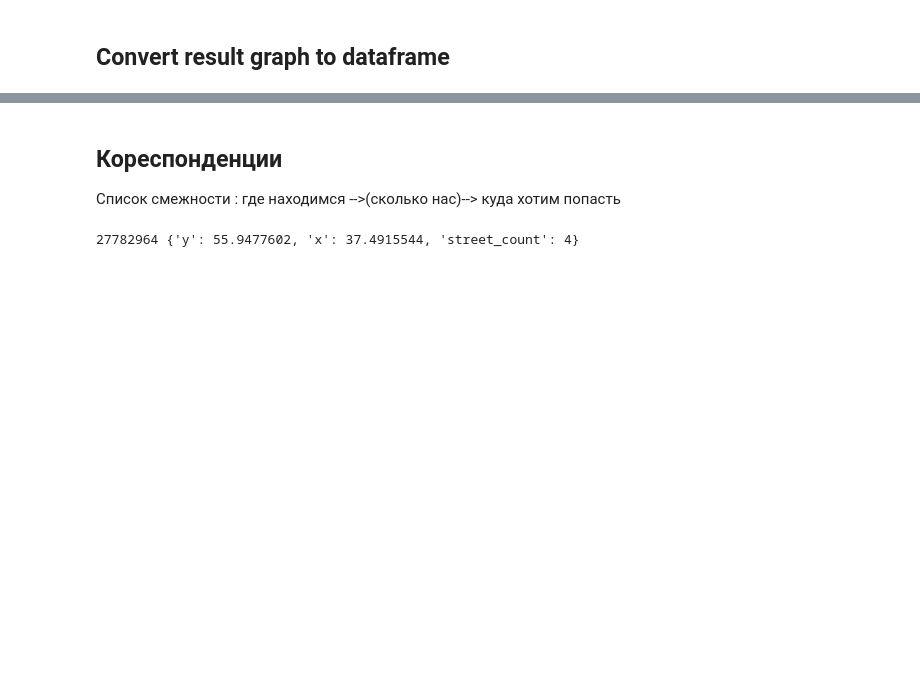
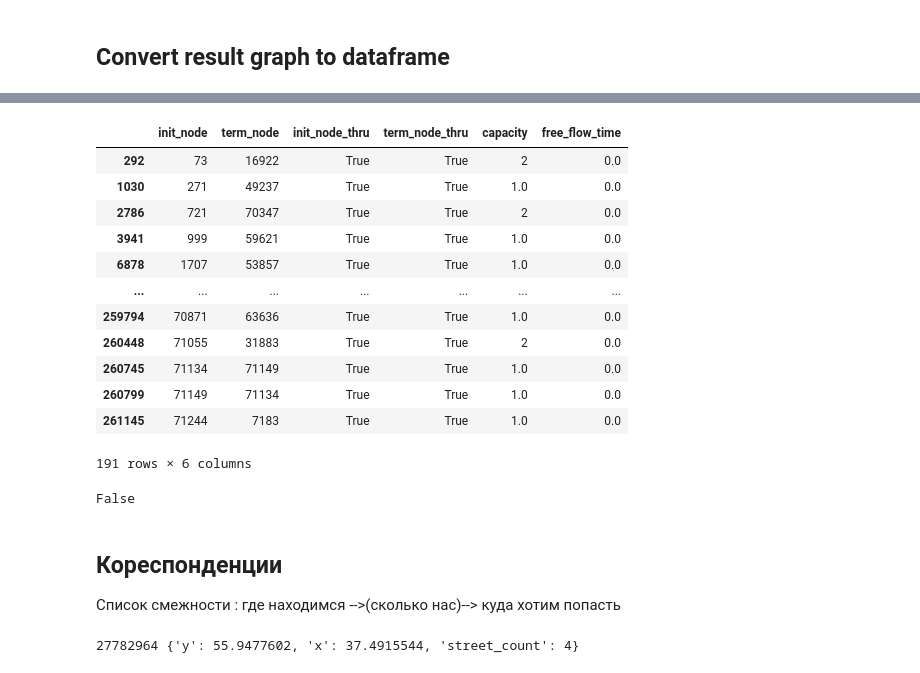
Before and after one commit to ThunderstormXX/TransportNet, a Jupyter notebook: Citytograph/test.ipynb, the cells around one changed output, grey strips where cells are left out. Cells and saved outputs as stored; diff of their text form; code cells hidden in the pictures; blank space fills up the shorter version.

```diff
--- a/Citytograph/test.ipynb
+++ b/Citytograph/test.ipynb
@@ -590,0 +600,20 @@ array([1., 1., 1., ..., 1., 1., 1.])
+# %%
+graph_table[graph_table['free_flow_time'] == 0 ]
+# %% [output]
+|  | init_node | term_node | init_node_thru | term_node_thru | capacity | free_flow_time |
+| 292 | 73 | 16922 | True | True | 2 | 0.0 |
+| 1030 | 271 | 49237 | True | True | 1.0 | 0.0 |
+| 2786 | 721 | 70347 | True | True | 2 | 0.0 |
+| 3941 | 999 | 59621 | True | True | 1.0 | 0.0 |
+| 6878 | 1707 | 53857 | True | True | 1.0 | 0.0 |
+| ... | ... | ... | ... | ... | ... | ... |
+| 259794 | 70871 | 63636 | True | True | 1.0 | 0.0 |
+| 260448 | 71055 | 31883 | True | True | 2 | 0.0 |
+| 260745 | 71134 | 71149 | True | True | 1.0 | 0.0 |
+| 260799 | 71149 | 71134 | True | True | 1.0 | 0.0 |
+| 261145 | 71244 | 7183 | True | True | 1.0 | 0.0 |
+191 rows × 6 columns
+# %%
+'1232112,3'.is
+# %% [output]
+False
```
Also changed, not shown: parts of 29 cells of this notebook, 28 other files.
